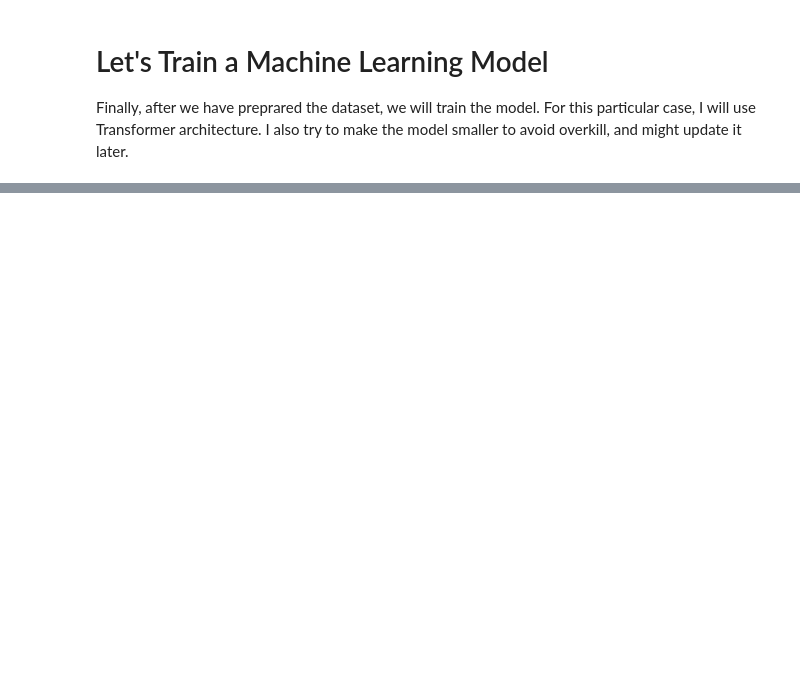
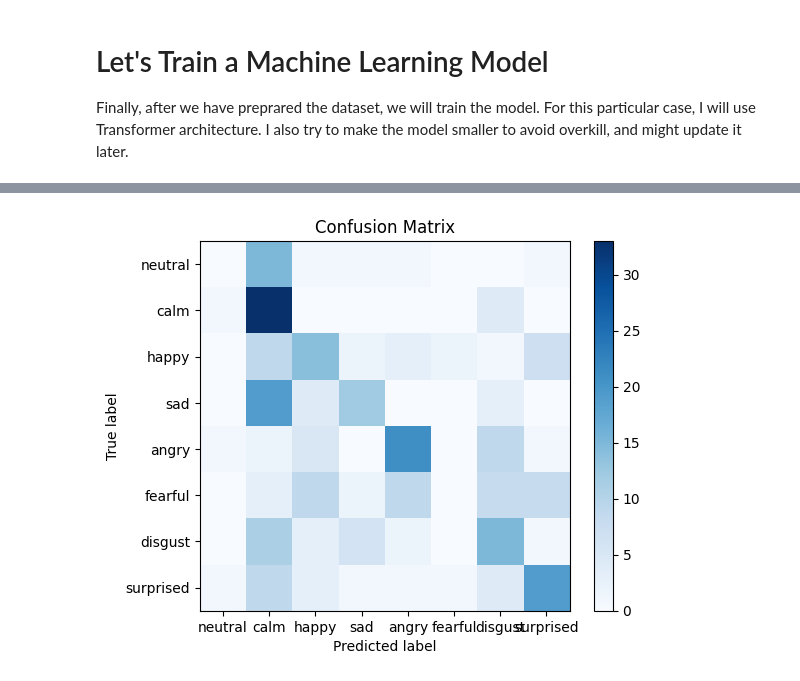
Before and after one commit to mohripan/Job-Interview-Analysis, a Jupyter notebook: RAVDESS_emotions_speech_audio.ipynb, the cells around one changed output, grey strips where cells are left out. Saved outputs shown, nothing was run; the diff lists cells and outputs as text; code cells hidden in the pictures; blank space fills up the shorter version.

```diff
--- a/RAVDESS_emotions_speech_audio.ipynb
+++ b/RAVDESS_emotions_speech_audio.ipynb
@@ -389,0 +647,9 @@ AssertionError: ignored
+# %%
+# Load the best model
+best_model_path = "models/final_model.pth"
+model = load_model(model, best_model_path, device)
+# %%
+# Evaluate the model
+all_preds, all_true = evaluate_model(model, test_loader, device)
+accuracy = accuracy_score(all_true, all_preds)
+print(f"Test Accuracy: {accuracy}")
@@ -389,0 +658,8 @@ AssertionError: ignored
+# %%
+# Invert the emotion mapping
+inverse_emotion_mapping = {v: k for k, v in emotion_mapping.items()}
+# %%
+# Display the classification report
+class_names = np.array([inverse_emotion_mapping[i] for i in range(1, len(emotion_mapping) + 1)])
+report = classification_report(all_true, all_preds, target_names=class_names)
+print(report)
@@ -389,0 +681,5 @@ AssertionError: ignored
+# %%
+# Plot the confusion matrix
+plot_confusion_matrix(all_true, all_preds, class_names)
+# %% [output]
+[figure, added]
```
Also changed, not shown: parts of 36 cells of this notebook.
